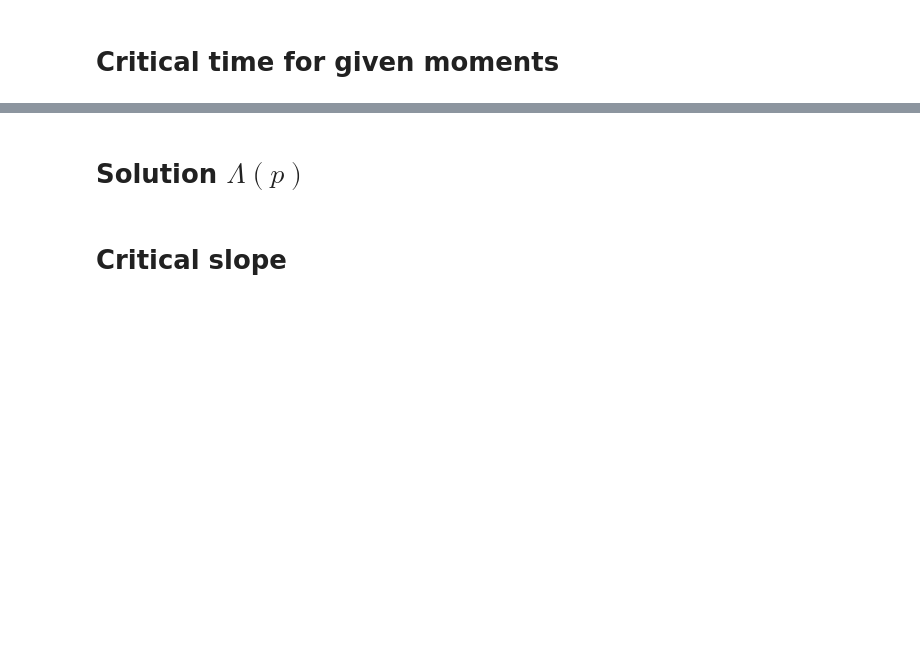
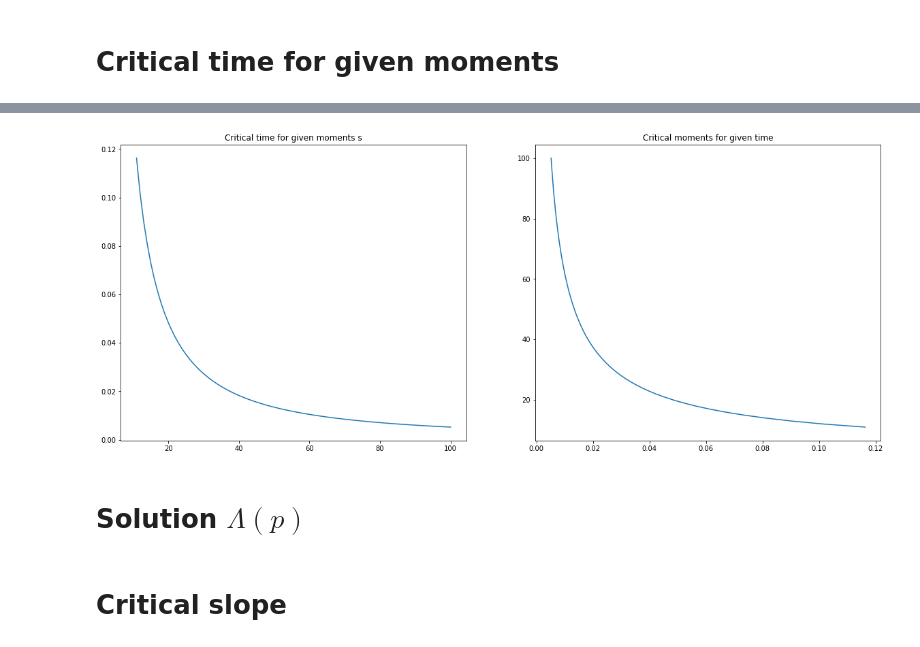
Before and after one commit to starovoitovs/master, a Jupyter notebook: vie.ipynb, the cells around one changed output, grey strips where cells are left out. Cells and saved outputs as stored; diff of their text form; code cells hidden in the pictures; blank space fills up the shorter version.

```diff
--- a/vie.ipynb
+++ b/vie.ipynb
@@ -315,3 +311,18 @@ ValueError: x and y must have same first dimension, but have shapes (8,) and (16
+# %%
+x = np.linspace(10, 100, 91)
+y = list(map(lambda p: explosion_time(p, 100), x))
+
+fig, (ax1, ax2) = plt.subplots(1, 2, figsize=(20, 8))
+
+ax1.plot(x, y)
+ax1.set_title("Critical time for given moments s")
+
+ax2.plot(y, x)
+ax2.set_title("Critical moments for given time")
+
+plt.show()
+# %% [output]
+[figure, added]
 # %% [markdown]
 # Solution $\Lambda(p)$
 # %%
```
Also changed, not shown: parts of 10 cells of this notebook, 2 other files.
